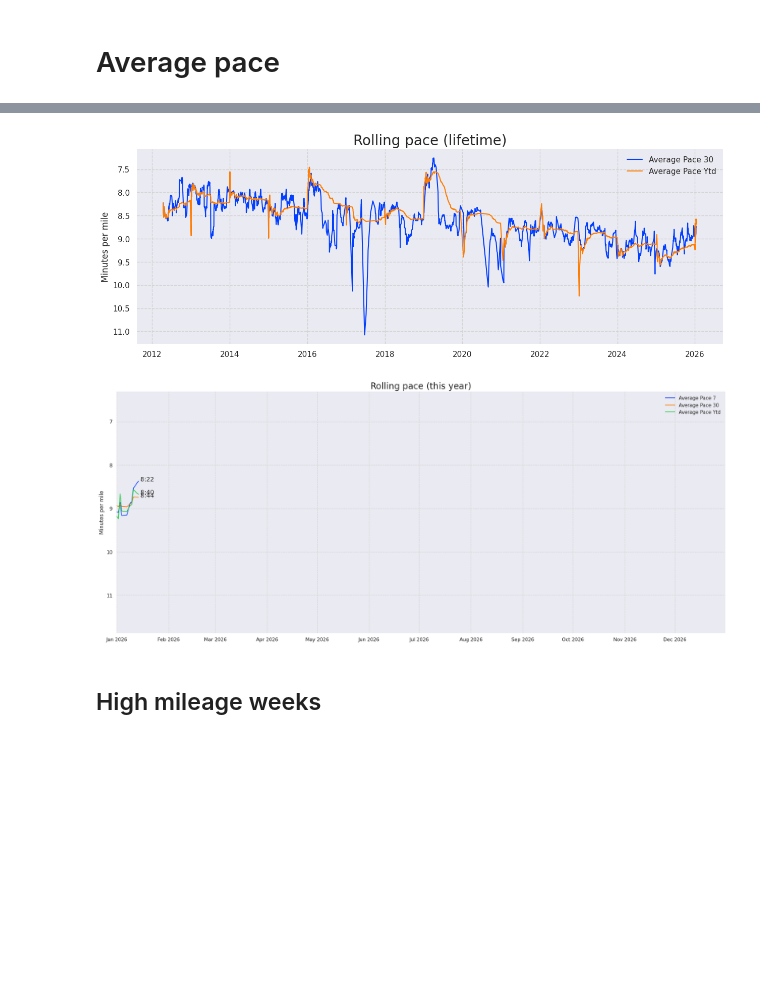
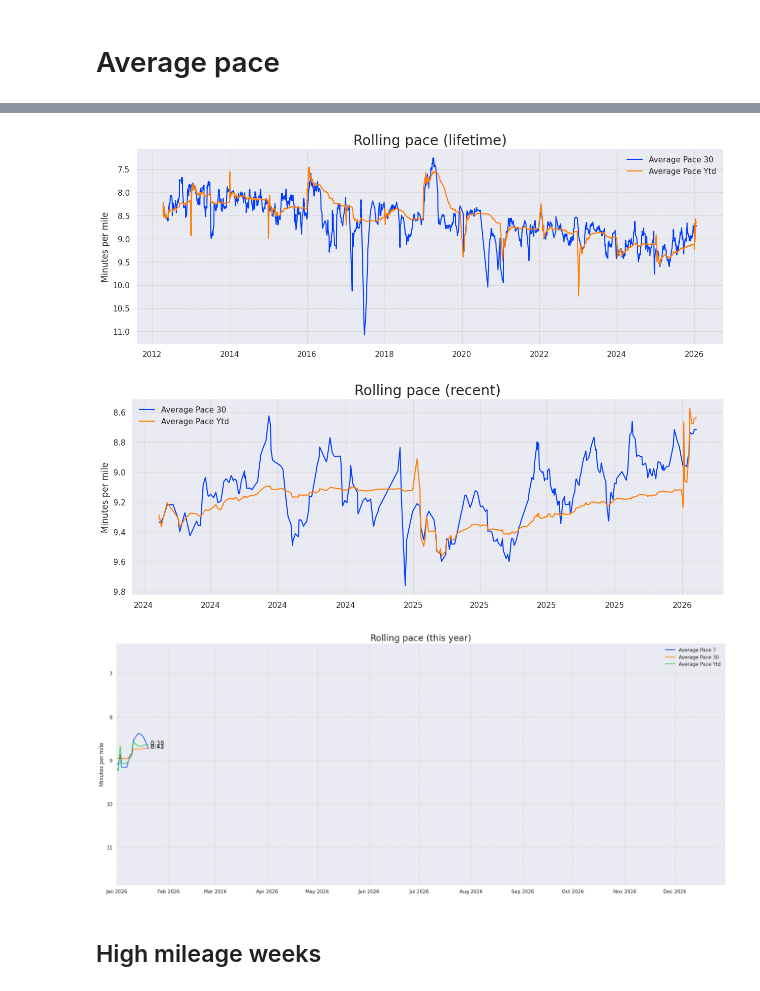
Before and after one commit to lkavenagh/runs, a Jupyter notebook: Run analysis.ipynb, the cells around one changed output, grey strips where cells are left out. Drawn from its saved outputs; the diff is of its cells as text; code cells hidden in the pictures; blank space fills up the shorter version.

```diff
--- a/Run analysis.ipynb
+++ b/Run analysis.ipynb
@@ -376,27 +376,49 @@ for i in range(len(dat)):
                          )
     ])
 out = out.sort_values('date')
+recent = out.loc[out.date >= datetime.datetime.now().date() - datetime.timedelta(2*365)]
 # %%
 fig = plt.figure(figsize = (15,5))
 ax = fig.add_subplot(111)
 
 for y in out.columns[2:]:
     ax.plot(out.date, out[y], label = y.replace('_', ' ').title())
 
 ax.legend(frameon = False)
 for var in ['top', 'bottom', 'left', 'right']:
     ax.spines[var].set_visible(False)
 
 ax.grid(linestyle = '--', color = 'lightgrey')
 ax.set_title('Rolling pace (lifetime)', fontsize = 20)
 # ax.set_ylim(7, 10)
 ax.invert_yaxis()
 ax.set_ylabel('Minutes per mile')
 
 xfmt = mdates.DateFormatter('%Y')
 ax.xaxis.set_major_formatter(xfmt)
+
+## Recent
+fig = plt.figure(figsize = (15,5))
+ax = fig.add_subplot(111)
+
+for y in recent.columns[2:]:
+    ax.plot(recent.date, recent[y], label = y.replace('_', ' ').title())
+
+ax.legend(frameon = False)
+for var in ['top', 'bottom', 'left', 'right']:
+    ax.spines[var].set_visible(False)
+
+ax.grid(linestyle = '--', color = 'lightgrey')
+ax.set_title('Rolling pace (recent)', fontsize = 20)
+# ax.set_ylim(7, 10)
+ax.invert_yaxis()
+ax.set_ylabel('Minutes per mile')
+
+xfmt = mdates.DateFormatter('%Y')
+ax.xaxis.set_major_formatter(xfmt)
 # %% [output]
 [figure]
+[figure, added]
 # %%
 def dec_to_time(d):
     a = int(np.floor(d))
@@ -437,7 +459,7 @@ ax.text(x = x, y = y, s = dec_to_time(y), fontsize=14)
 xfmt = mdates.DateFormatter('%b %Y')
 ax.xaxis.set_major_formatter(xfmt)
 # %% [output]
-[figure, old version]
+[figure, new version]
 # %% [markdown]
 ## High mileage weeks
 # %%
```
Also changed, not shown: parts of 10 cells of this notebook.
